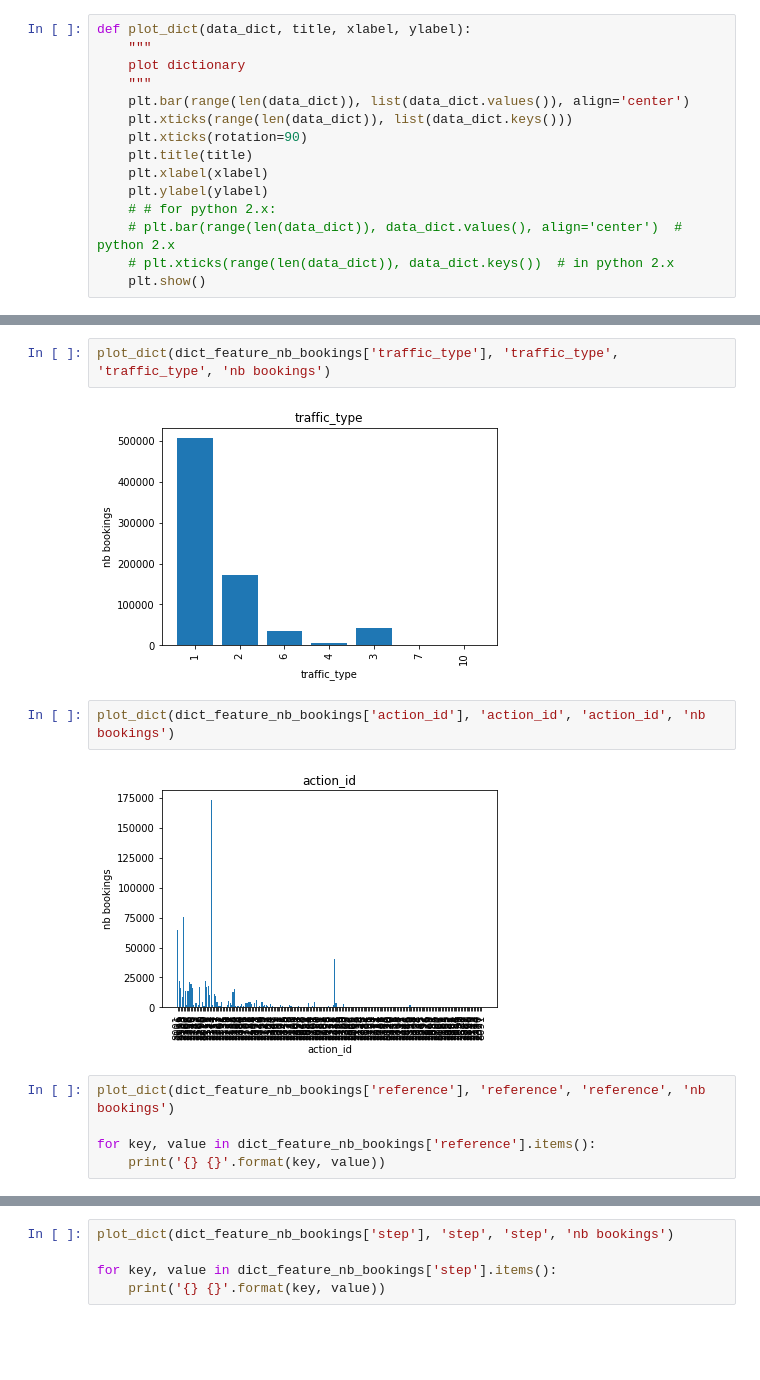
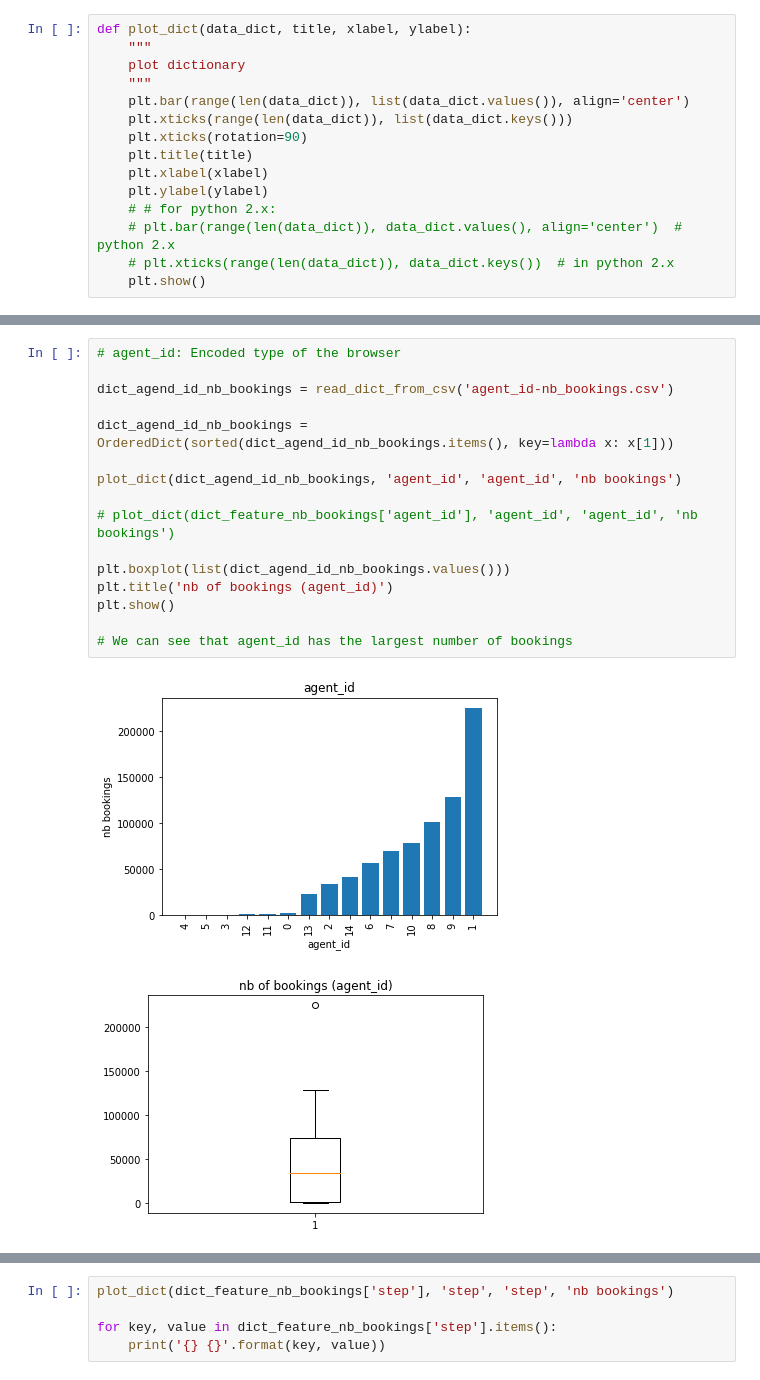
Before and after one commit to ck-unifr/booking-prediction, a Jupyter notebook: booking_prediction.ipynb, the cells around one changed output, grey strips where cells are left out. Saved outputs shown, nothing was run; the diff lists cells and outputs as text; blank space fills up the shorter version.

```diff
--- a/booking_prediction.ipynb
+++ b/booking_prediction.ipynb
@@ -712,13 +718,19 @@ plot_dict(dict_feature_nb_bookings['agent_id'], 'agent_id', 'agent_id', 'nb book
-# %%
-plot_dict(dict_feature_nb_bookings['traffic_type'], 'traffic_type', 'traffic_type', 'nb bookings')
-# %% [output]
-[figure, removed]
-# %%
-plot_dict(dict_feature_nb_bookings['action_id'], 'action_id', 'action_id', 'nb bookings')
-# %% [output]
-[figure, removed]
-# %%
-plot_dict(dict_feature_nb_bookings['reference'], 'reference', 'reference', 'nb bookings')
-
-for key, value in dict_feature_nb_bookings['reference'].items():
-    print('{} {}'.format(key, value))
+# %%
+# agent_id: Encoded type of the browser
+
+dict_agend_id_nb_bookings = read_dict_from_csv('agent_id-nb_bookings.csv')
+
+dict_agend_id_nb_bookings = OrderedDict(sorted(dict_agend_id_nb_bookings.items(), key=lambda x: x[1]))
+
+plot_dict(dict_agend_id_nb_bookings, 'agent_id', 'agent_id', 'nb bookings')
+
+# plot_dict(dict_feature_nb_bookings['agent_id'], 'agent_id', 'agent_id', 'nb bookings')
+
+plt.boxplot(list(dict_agend_id_nb_bookings.values()))
+plt.title('nb of bookings (agent_id)')
+plt.show()
+
+# We can see that agent_id has the largest number of bookings
+# %% [output]
+[figure, added]
+[figure, added]
```
Also changed, not shown: parts of 8 cells of this notebook.
